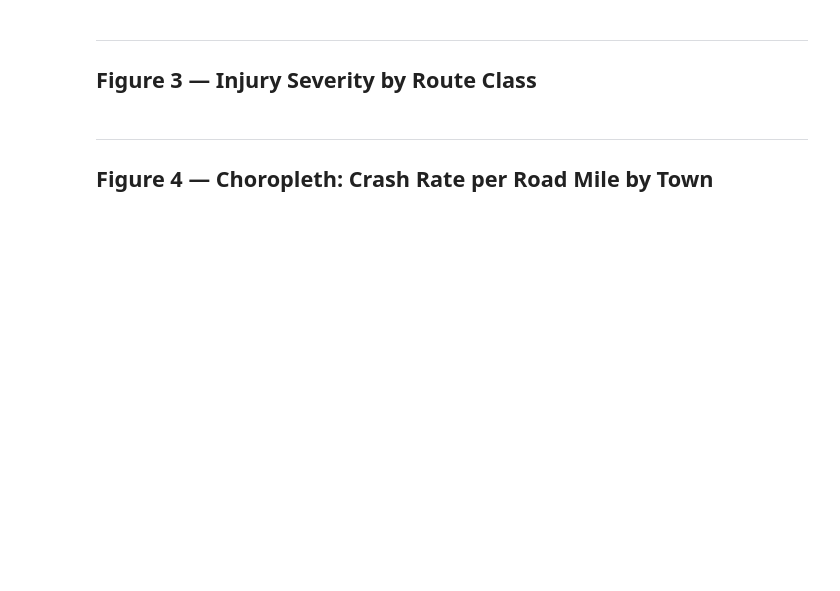
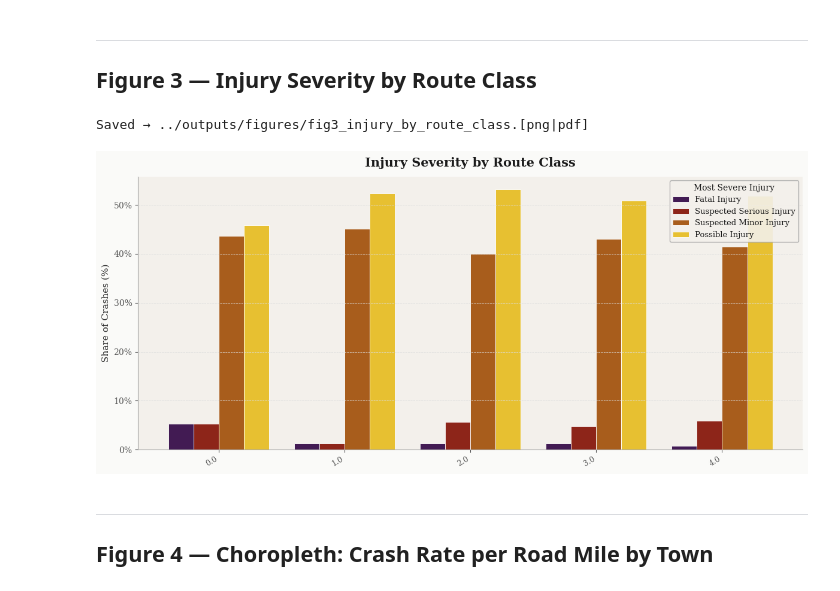
Before and after one commit to jackbienvenue/STAT5605_AppliedStatII_Spring2026, a Jupyter notebook: course_project/scripts/visualization/figures.ipynb, the cells around one changed output. Cells and saved outputs as stored; diff of their text form; code cells hidden in the pictures; blank space fills up the shorter version.

```diff
--- a/course_project/scripts/visualization/figures.ipynb
+++ b/course_project/scripts/visualization/figures.ipynb
@@ -250,34 +334,40 @@ plt.show()
 # %%
 ROUTE_COL = 'Route Class'   # <-- update if needed
 
 route_inj = (
     crash_v.groupby([ROUTE_COL, INJURY_COL])
     .size()
     .unstack(fill_value=0)
-    .reindex(columns=['A', 'B', 'C'], fill_value=0)
+    .reindex(columns=['K', 'A', 'B', 'C'], fill_value=0)
 )
 route_inj_pct = route_inj.div(route_inj.sum(axis=1), axis=0).mul(100)
 
 fig, ax = plt.subplots(figsize=(12, 5.5), facecolor=BG)
 ax.set_facecolor(PANEL_BG)
 
 x = np.arange(len(route_inj_pct))
-width = 0.28
-for i, (inj, label) in enumerate(INJ_LABELS.items()):
-    bars = ax.bar(x + (i - 1) * width, route_inj_pct[inj], width,
+n_classes = 4
+width = 0.20
+offsets = [-1.5, -0.5, 0.5, 1.5]   # symmetric around each tick
+
+for offset, (inj, label) in zip(offsets, INJ_LABELS.items()):
+    bars = ax.bar(x + offset * width, route_inj_pct[inj], width,
                   color=INJ_COLORS[inj], label=label, edgecolor='white', linewidth=0.6)
 
 ax.set_xticks(x)
 ax.set_xticklabels(route_inj_pct.index, rotation=30, ha='right', fontsize=9)
 ax.set_ylabel('Share of Crashes (%)', fontsize=11)
 ax.set_title('Injury Severity by Route Class', fontsize=15, fontweight='bold', pad=12)
 ax.legend(title='Most Severe Injury', fontsize=9.5, title_fontsize=10,
           framealpha=0.9, edgecolor='#AAAAAA')
 ax.yaxis.set_major_formatter(mticker.FormatStrFormatter('%.0f%%'))
 ax.grid(axis='y', linestyle='--')
 plt.tight_layout()
 save_fig(fig, 'fig3_injury_by_route_class')
 plt.show()
+# %% [output]
+Saved → ../outputs/figures/fig3_injury_by_route_class.[png|pdf]
+[figure, added]
 # %% [markdown]
 ---
 ## Figure 4 — Choropleth: Crash Rate per Road Mile by Town
```
Also changed, not shown: parts of 18 cells of this notebook, 3 other files.
